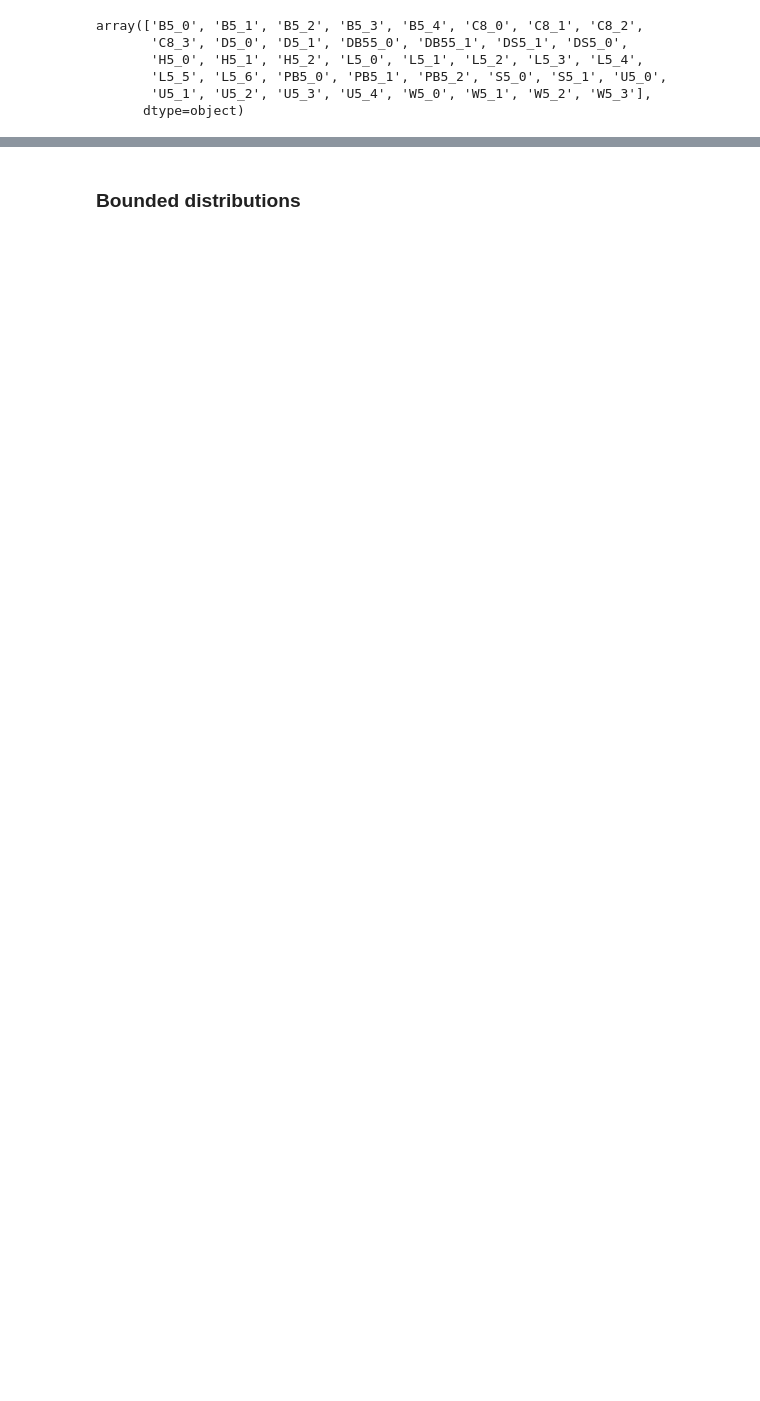
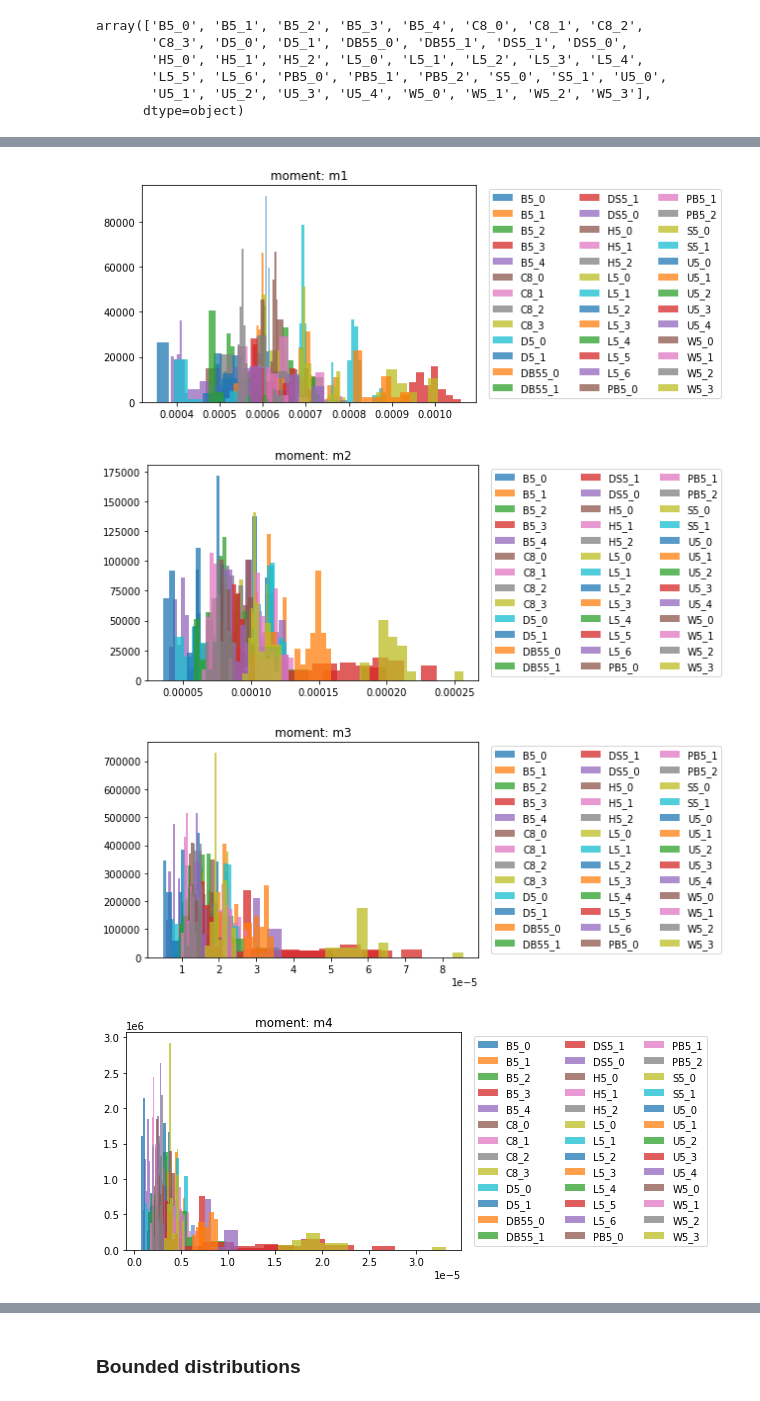
Before and after one commit to sheilafarrahi/thesis, a Jupyter notebook: method_of_moments.ipynb, the cells around one changed output, grey strips where cells are left out. Cells and saved outputs as stored; diff of their text form; code cells hidden in the pictures; blank space fills up the shorter version.

```diff
--- a/method_of_moments.ipynb
+++ b/method_of_moments.ipynb
@@ -108,0 +82,3 @@ def get_moments_df(samples_dict, nr_moments):
+# %%
+moments_df = dem.get_moments_df(data,nr_moments)
+moments_df.head(3)
@@ -108,0 +90,7 @@ def get_moments_df(samples_dict, nr_moments):
+# %%
+get_histogram_of_moments(moments_df)
+# %% [output]
+[figure, added]
+[figure, added]
+[figure, added]
+[figure, added]
```
Also changed, not shown: parts of 18 cells of this notebook, 4 other files.
